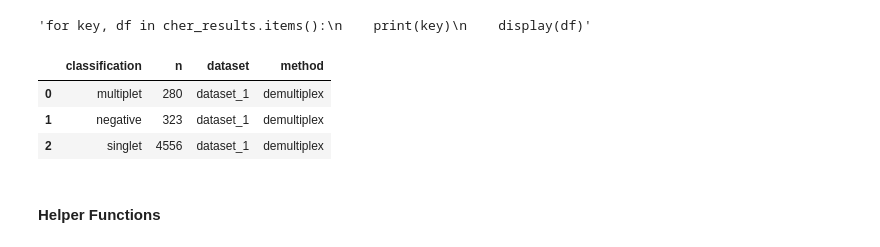
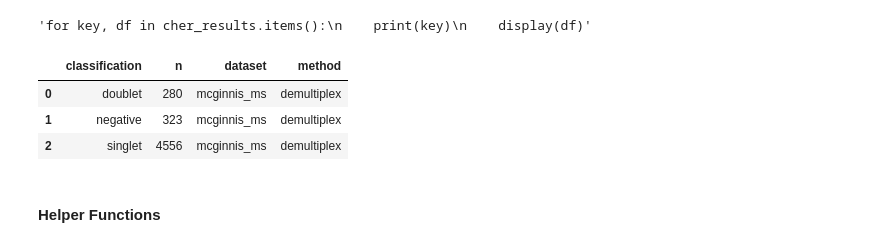
Before and after one commit to cheryl-xiang/demultiplexing-methods, a Jupyter notebook: analysis/compare_summaries.ipynb, the cells around one changed output. Drawn from its saved outputs; the diff is of its cells as text; code cells hidden in the pictures.

Commit message:
rerun demultiplex

```diff
--- a/analysis/compare_summaries.ipynb
+++ b/analysis/compare_summaries.ipynb
@@ -49,12 +49,12 @@ cher_bffcluster_dataset_4
 # %% [output]
 'for key, df in cher_results.items():\n    print(key)\n    display(df)'
 # %%
-cher_results['cher_demultiplex_dataset_1']
+cher_results['cher_demultiplex_mcginnis_ms']
 # %% [output]
 |  | classification | n | dataset | method |
-| 0 | multiplet | 280 | dataset_1 | demultiplex |
-| 1 | negative | 323 | dataset_1 | demultiplex |
-| 2 | singlet | 4556 | dataset_1 | demultiplex |
+| 0 | doublet | 280 | mcginnis_ms | demultiplex |
+| 1 | negative | 323 | mcginnis_ms | demultiplex |
+| 2 | singlet | 4556 | mcginnis_ms | demultiplex |
 # %% [markdown]
 #### Helper Functions
 # %%
```
Also changed, not shown: parts of 4 cells of this notebook, 6 other files.
